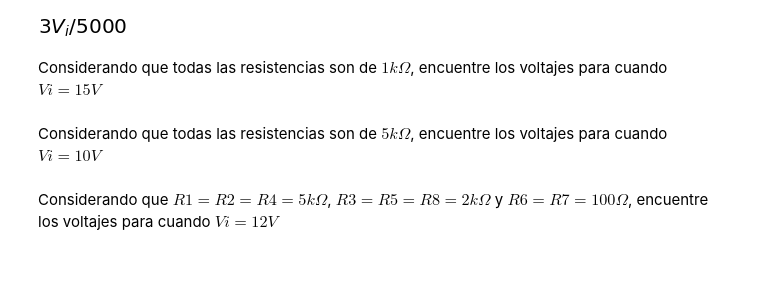
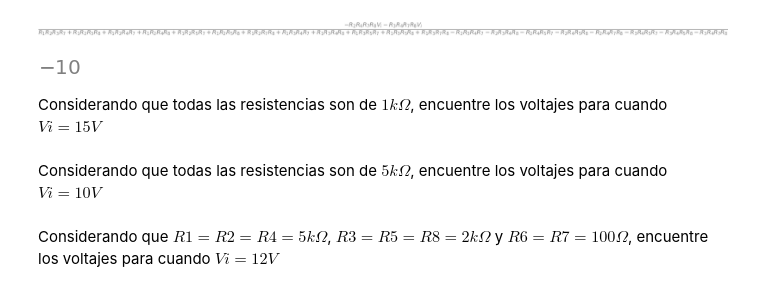
Before and after one commit to pierrediazp/Se-ales_y_Sistemas, a Jupyter notebook: EjercicioSympy.ipynb, the cells around one changed output. Saved outputs shown, nothing was run; the diff lists cells and outputs as text; code cells hidden in the pictures; blank space fills up the shorter version.

```diff
--- a/EjercicioSympy.ipynb
+++ b/EjercicioSympy.ipynb
@@ -29,7 +29,7 @@ e1 = -Vi + V1 + V4
 e2 = -V4 + V3 + V5 + V7
 e3 = -V7 + V8
 e4 = -V3 + V2
-e5 = V1 - I1*R1
+e5 = V1 + I1*R1
 e6 = V2 - I2*R2
 e7 = V3 - (-I2+I3)*R3
 e8 = V4 - (-I3+I1)*R4
@@ -45,13 +45,18 @@ s
+# %%
+s[V8]
+# %% [output]
+[figure, added]
 # %%
-s[I1].subs({R1:1000,
+s[V8].subs({R1:1000,
             R2:1000,
             R3:1000,
-            R5:1000,
+            R5:5000,
             R7:1000,
             R4:1000,
-            R8:1000}).simplify()
+            R8:1000,
+            Vi:20}).simplify()
 # %% [output]
-[figure, old version]
+[figure, new version]
 # %% [markdown]
 Considerando que todas las resistencias son de $1 k\Omega$, encuentre los voltajes para cuando $Vi = 15V$
 # %%
```
Also changed, not shown: parts of 1 cell of this notebook, 1 other file.
